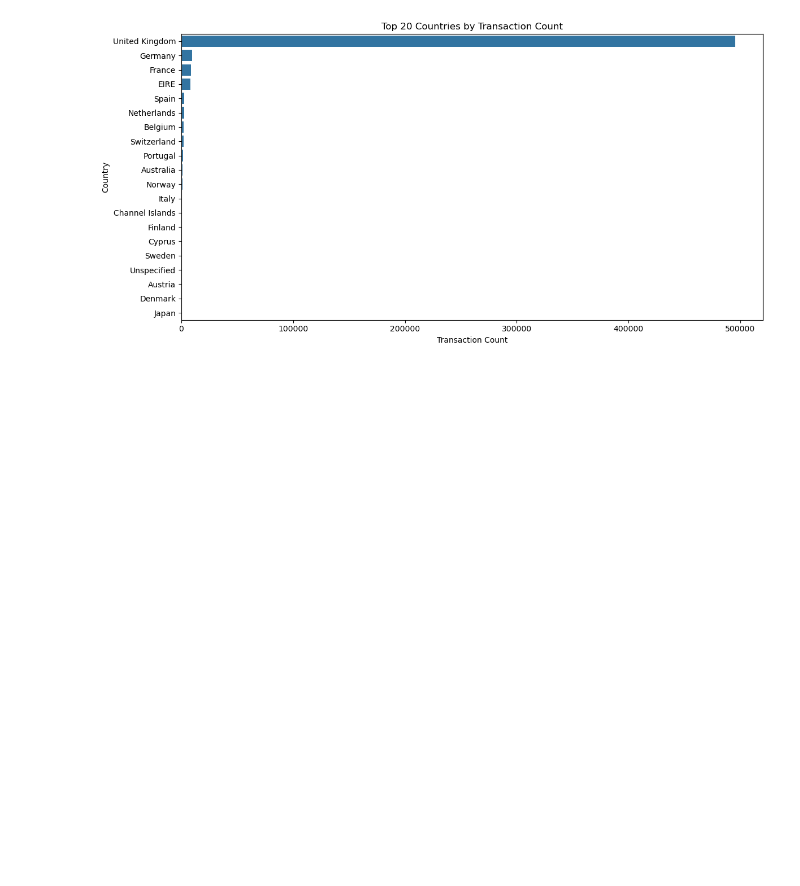
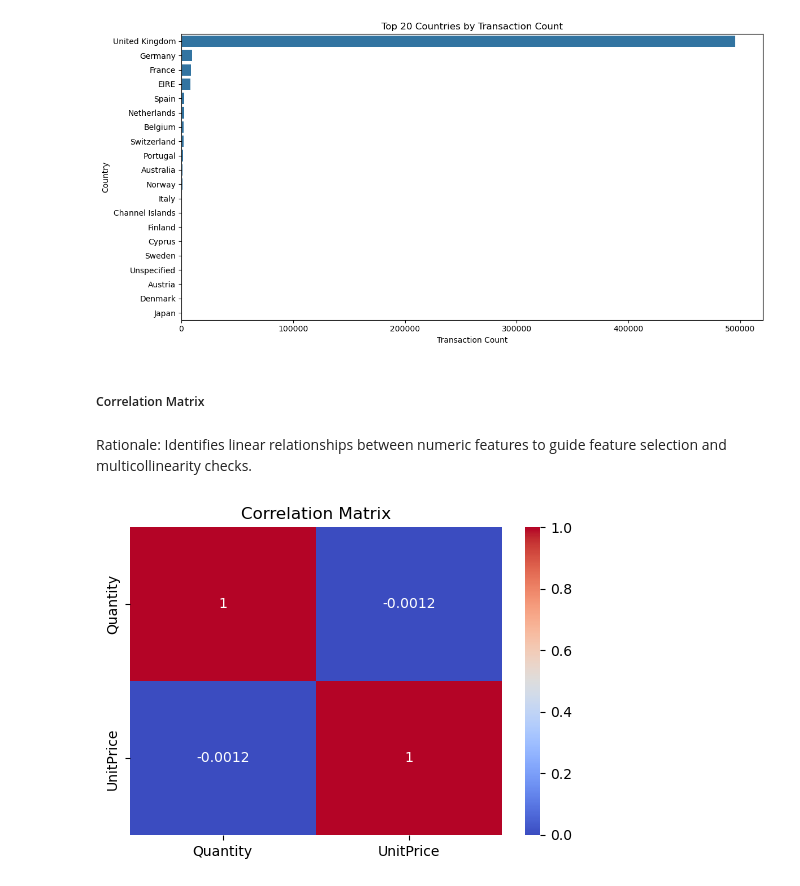
Before and after one commit to Zahid295/repeat-purchase-prediction, a Jupyter notebook: CA3_Capstone.ipynb, the cells around one changed output. Saved outputs shown, nothing was run; the diff lists cells and outputs as text; code cells hidden in the pictures; blank space fills up the shorter version.

Commit message:
Add correlation matrix

```diff
--- a/CA3_Capstone.ipynb
+++ b/CA3_Capstone.ipynb
@@ -189,3 +189,15 @@ plt.tight_layout()
 plt.show()
 # %% [output]
 [figure]
+# %% [markdown]
+##### Correlation Matrix
+# %% [markdown]
+Rationale: Identifies linear relationships between numeric features to guide feature selection and multicollinearity checks.
+# %%
+# Correlation matrix
+plt.figure(figsize=(6, 4))
+sns.heatmap(df[['Quantity', 'UnitPrice']].corr(), annot=True, cmap='coolwarm')
+plt.title('Correlation Matrix')
+plt.show()
+# %% [output]
+[figure, added]
```
Also changed, not shown: 2 other files.
